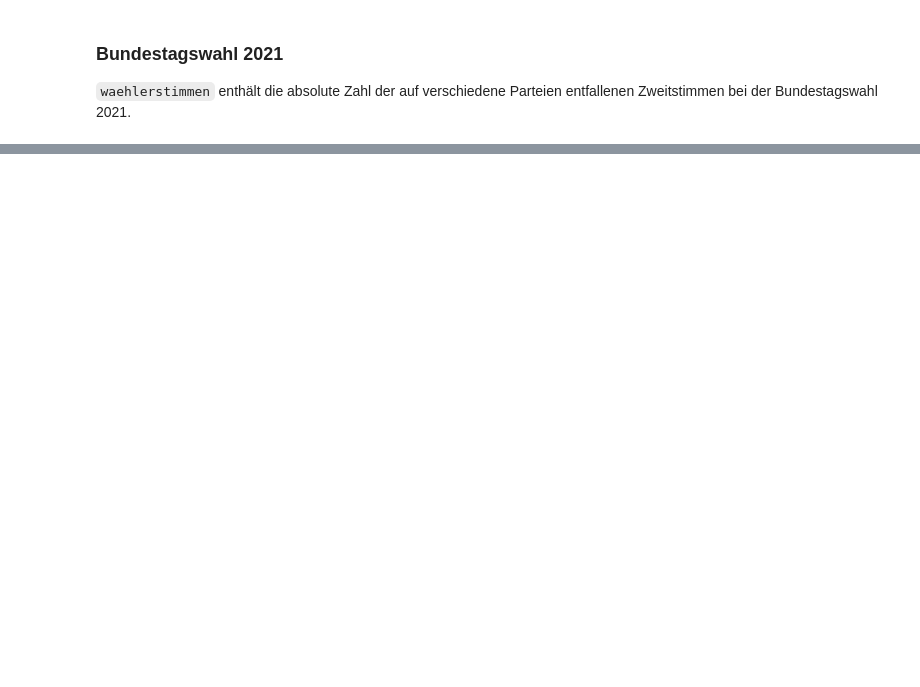
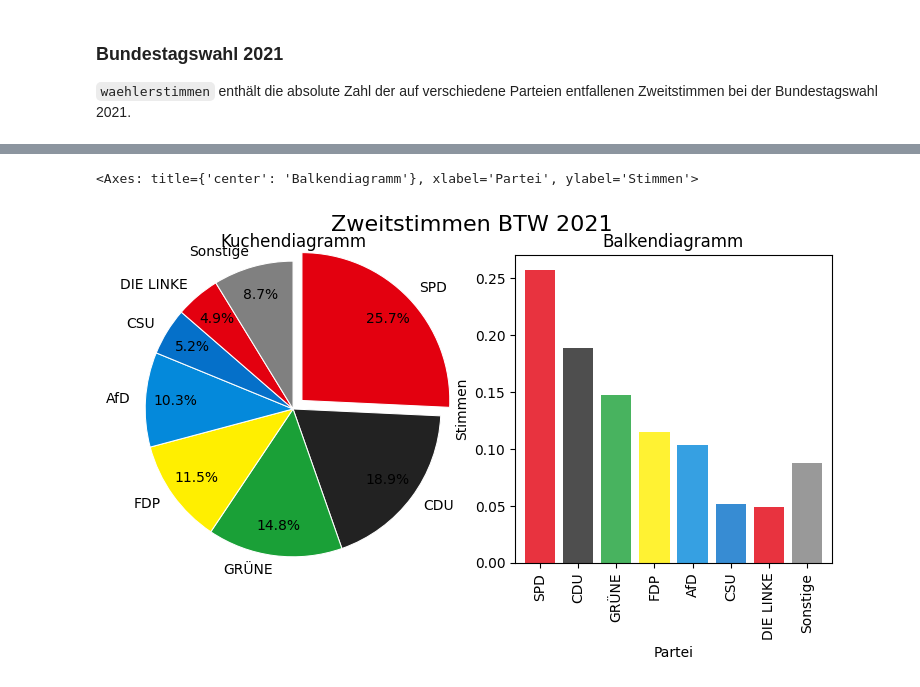
Before and after one commit to TimJoest/Datascience_2, a Jupyter notebook: MNM/Hausaufgaben/02_plots/Sinnvolle_Darstellungen.ipynb, the cells around one changed output, grey strips where cells are left out. Drawn from its saved outputs; the diff is of its cells as text; code cells hidden in the pictures; blank space fills up the shorter version.

```diff
--- a/MNM/Hausaufgaben/02_plots/Sinnvolle_Darstellungen.ipynb
+++ b/MNM/Hausaufgaben/02_plots/Sinnvolle_Darstellungen.ipynb
@@ -38,2 +98,41 @@ waehlerstimmen
 # %%
-# Bitte geben Sie Ihren Code hier ein.
+fig, (ax1, ax2) = plt.subplots(
+        nrows=1,
+        ncols=2,
+        figsize=(20, 5))
+
+fig.suptitle(waehlerstimmen.name, fontsize=16)
+
+
+waehlerstimmen_plot = waehlerstimmen.sort_values(ascending=False)
+waehlerstimmen_plot = waehlerstimmen_plot.drop('Sonstige')
+waehlerstimmen_plot.loc['Sonstige'] = waehlerstimmen.loc['Sonstige']
+waehlerstimmen_plot.plot(kind='pie',
+                    ax=ax1,
+                    title='Kuchendiagramm',
+                    ylabel='',
+                    figsize=(10, 5),
+                    autopct='%1.1f%%',
+                    counterclock=False,
+                    startangle=90,
+                    explode=[0.1, 0, 0, 0, 0, 0, 0, 0,],
+                    pctdistance=0.8,
+                    labeldistance=1.1,
+                    radius=1.2,
+                    colors= ['#E3000F','#222222','#1AA037','#FFEF00','#0489DB','#0570C9','#E3000F','grey'],
+                    wedgeprops={'linewidth': 0.75, 'edgecolor': 'white'},
+                    )
+waehlerstimmen_plot[:] = waehlerstimmen_plot.values[:]/waehlerstimmen_plot.values.sum()
+waehlerstimmen_plot.plot(kind='bar',
+                    ax=ax2,
+                    title='Balkendiagramm',
+                    ylabel='Stimmen',
+                    xlabel='Partei',
+                    figsize=(9, 4),
+                    alpha=0.8,
+                    width=0.8,
+                    color= ['#E3000F','#222222','#1AA037','#FFEF00','#0489DB','#0570C9','#E3000F','grey'],
+                    )
+# %% [output]
+<Axes: title={'center': 'Balkendiagramm'}, xlabel='Partei', ylabel='Stimmen'>
+[figure, added]
```
Also changed, not shown: parts of 5 cells of this notebook, 1 other file.
